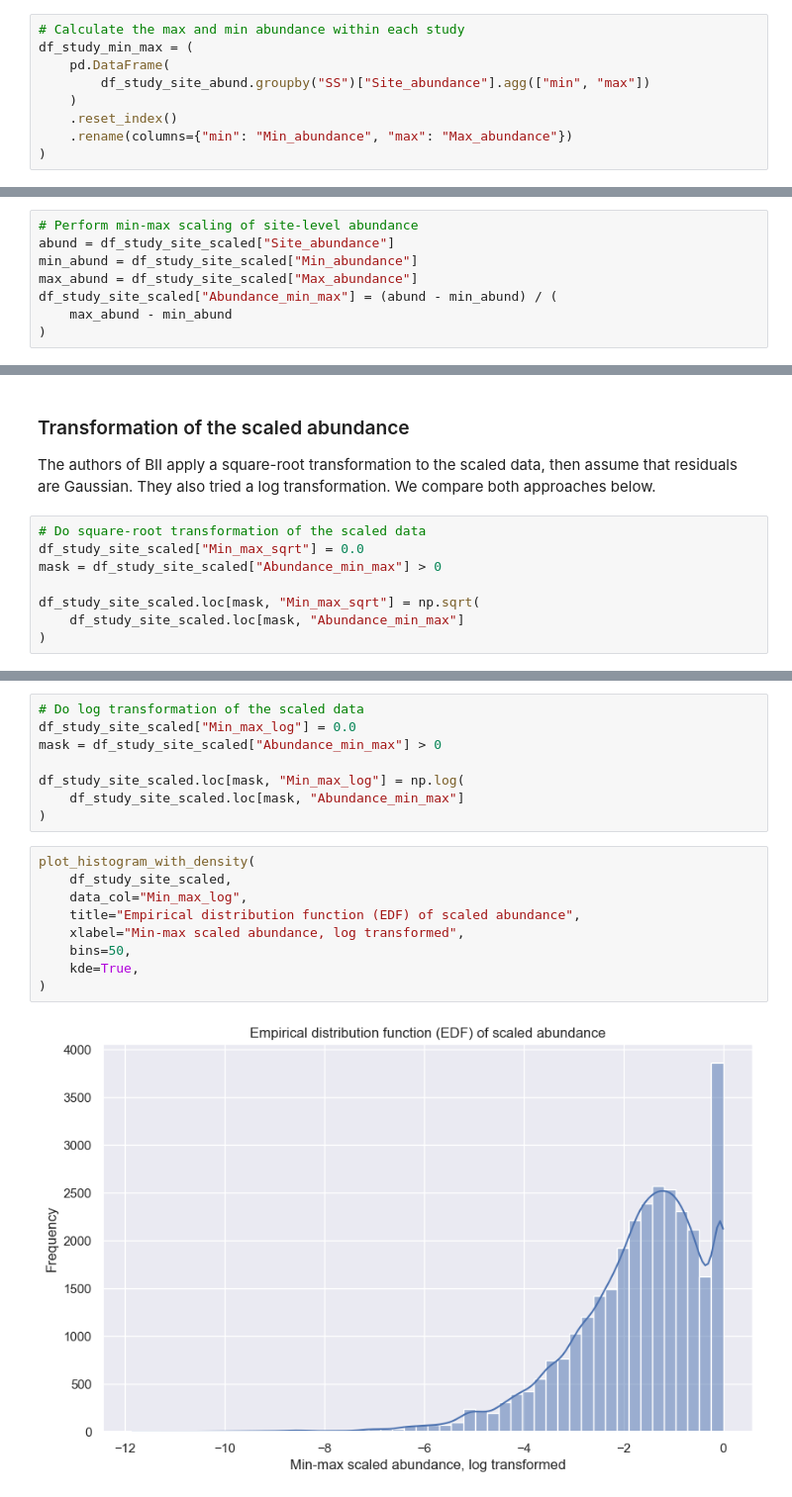
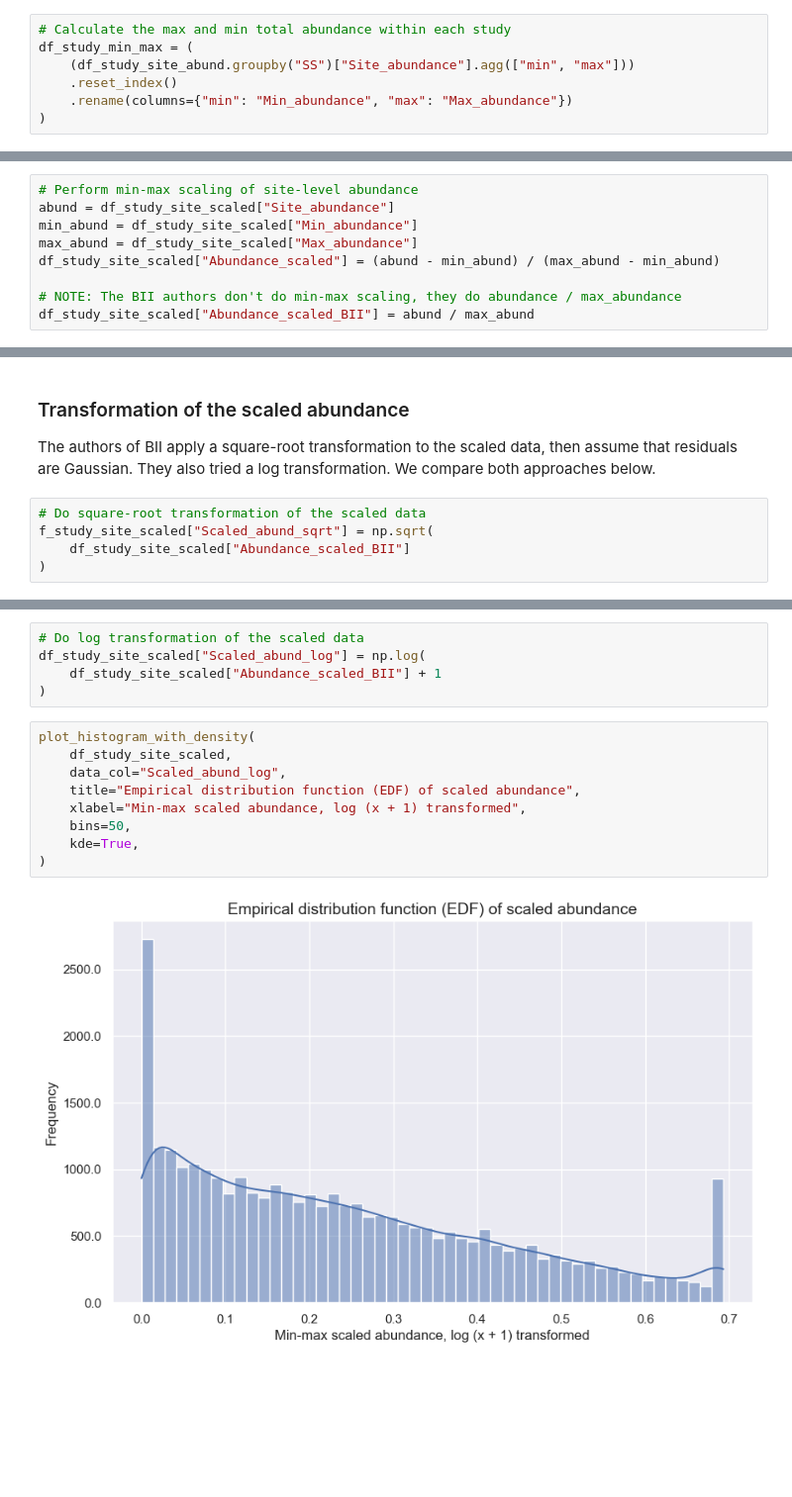
Before and after one commit to j-nystrom/biodiversity-impacts, a Jupyter notebook: notebooks/predicts_data_exploration.ipynb, the cells around one changed output, grey strips where cells are left out. Shown at 99% size. Saved outputs shown, nothing was run; the diff lists cells and outputs as text; blank space fills up the shorter version.

```diff
--- a/notebooks/predicts_data_exploration.ipynb
+++ b/notebooks/predicts_data_exploration.ipynb
@@ -667,11 +754,9 @@ df_study_site_abund = (
     .rename(columns={"Effort_corrected_measurement": "Site_abundance"})
 )
 # %%
-# Calculate the max and min abundance within each study
+# Calculate the max and min total abundance within each study
 df_study_min_max = (
-    pd.DataFrame(
-        df_study_site_abund.groupby("SS")["Site_abundance"].agg(["min", "max"])
-    )
+    (df_study_site_abund.groupby("SS")["Site_abundance"].agg(["min", "max"]))
     .reset_index()
     .rename(columns={"min": "Min_abundance", "max": "Max_abundance"})
 )
@@ -685,9 +770,10 @@ df_study_site_scaled = df_study_site_abund.join(
 abund = df_study_site_scaled["Site_abundance"]
 min_abund = df_study_site_scaled["Min_abundance"]
 max_abund = df_study_site_scaled["Max_abundance"]
-df_study_site_scaled["Abundance_min_max"] = (abund - min_abund) / (
-    max_abund - min_abund
-)
+df_study_site_scaled["Abundance_scaled"] = (abund - min_abund) / (max_abund - min_abund)
+
+# NOTE: The BII authors don't do min-max scaling, they do abundance / max_abundance
+df_study_site_scaled["Abundance_scaled_BII"] = abund / max_abund
 # %%
 plot_histogram_with_density(
     df_study_site_scaled,
@@ -707,11 +804,8 @@ plot_histogram_with_density(
 The authors of BII apply a square-root transformation to the scaled data, then assume that residuals are Gaussian. They also tried a log transformation. We compare both approaches below.
 # %%
 # Do square-root transformation of the scaled data
-df_study_site_scaled["Min_max_sqrt"] = 0.0
-mask = df_study_site_scaled["Abundance_min_max"] > 0
-
-df_study_site_scaled.loc[mask, "Min_max_sqrt"] = np.sqrt(
-    df_study_site_scaled.loc[mask, "Abundance_min_max"]
+f_study_site_scaled["Scaled_abund_sqrt"] = np.sqrt(
+    df_study_site_scaled["Abundance_scaled_BII"]
 )
 # %%
 plot_histogram_with_density(
@@ -729,20 +823,17 @@ plot_histogram_with_density(
 # %%
 # Do log transformation of the scaled data
-df_study_site_scaled["Min_max_log"] = 0.0
-mask = df_study_site_scaled["Abundance_min_max"] > 0
-
-df_study_site_scaled.loc[mask, "Min_max_log"] = np.log(
-    df_study_site_scaled.loc[mask, "Abundance_min_max"]
+df_study_site_scaled["Scaled_abund_log"] = np.log(
+    df_study_site_scaled["Abundance_scaled_BII"] + 1
 )
 # %%
 plot_histogram_with_density(
     df_study_site_scaled,
-    data_col="Min_max_log",
+    data_col="Scaled_abund_log",
     title="Empirical distribution function (EDF) of scaled abundance",
-    xlabel="Min-max scaled abundance, log transformed",
+    xlabel="Min-max scaled abundance, log (x + 1) transformed",
     bins=50,
     kde=True,
 )
 # %% [output]
-[figure, old version]
+[figure, new version]
 # %% [markdown]
```
Also changed, not shown: parts of 62 cells of this notebook.
